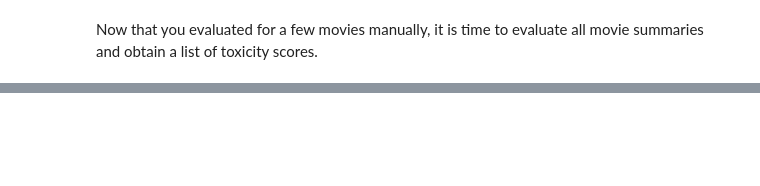
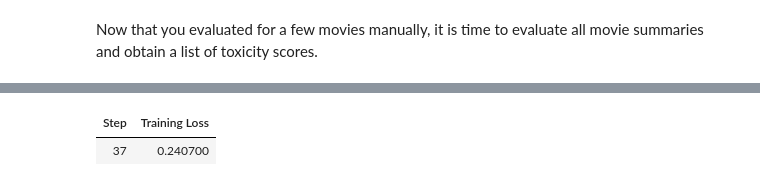
Before and after one commit to aws-samples/measuring-and-mitigating-toxicity-in-llms, a Jupyter notebook: Measuring_Mitigating_Toxicity.ipynb, the cells around one changed output, grey strips where cells are left out. Drawn from its saved outputs; the diff is of its cells as text; code cells hidden in the pictures; blank space fills up the shorter version.

```diff
--- a/Measuring_Mitigating_Toxicity.ipynb
+++ b/Measuring_Mitigating_Toxicity.ipynb
@@ -823,0 +679,85 @@ print(response[0]["generated_text"])
+# %%
+from transformers import BitsAndBytesConfig, T5ForConditionalGeneration, TrainingArguments
+from peft import LoraConfig, TaskType
+import torch
+from trl import SFTTrainer
+
+# config to load base model in 4-bit quantization
+bnb_config = BitsAndBytesConfig(
+    load_in_4bit=True,
+    bnb_4bit_quant_type="nf4",
+    bnb_4bit_compute_dtype=torch.bfloat16,
+)
+
+# set up base model - T5 Large but with quantization config
+model_t5_qn = T5ForConditionalGeneration.from_pretrained(
+    "google/flan-t5-large",
+    quantization_config=bnb_config,
+    device_map={"": 0},
+)
+
+# turn of cache to use updated model params
+model_t5_qn.config.use_cache = False
+
+# load tokenizer
+tokenizer = AutoTokenizer.from_pretrained(
+    "google/flan-t5-large",
+    skip_special_tokens=True,
+    return_tensors="pt",
+    truncation=True,
+    use_fast=True,
+)
+
+
+# add LoRA layers on top of the quantized base model
+peft_config = LoraConfig(
+    r=32,
+    lora_alpha=32,
+    target_modules=["q", "v"],
+    lora_dropout=0.05,
+    bias="none",
+    task_type=TaskType.CAUSAL_LM,
+)
+
+# specify epochs and learning rate
+EPOCHS = 2
+LEARNING_RATE = 2e-5
+
+# set up training arguments
+training_args = TrainingArguments(
+    output_dir="sfft-trainer",
+    overwrite_output_dir=True,
+    learning_rate=LEARNING_RATE,
+    num_train_epochs=EPOCHS,
+    optim="adafactor",
+    seed=1,
+    per_device_train_batch_size=1,
+    per_device_eval_batch_size=1,
+    eval_accumulation_steps=1,
+    lr_scheduler_type="cosine",
+    weight_decay=0.01,
+    remove_unused_columns=False,
+    gradient_accumulation_steps=4,
+    gradient_checkpointing=True,
+    logging_strategy="epoch",
+)
+
+# set up trainer
+trainer = SFTTrainer(
+    model=model_t5_qn,
+    train_dataset=ds["train"],
+    eval_dataset=ds["test"],
+    peft_config=peft_config,
+    dataset_text_field="summary",
+    tokenizer=tokenizer,
+    dataset_batch_size=5,
+    max_seq_length=512,
+    args=training_args,
+)
+
+# run trainer
+trainer.train()
+
+# specify where to save the pre-trained (domain adapted) SFT-model
+trainer.model.save_pretrained("sft-domain-pretrained")
+# %% [output]
@@ -823,0 +765,2 @@ print(response[0]["generated_text"])
+| Step | Training Loss |
+| 37 | 0.240700 |
```
Also changed, not shown: parts of 129 cells of this notebook, 3 other files.
